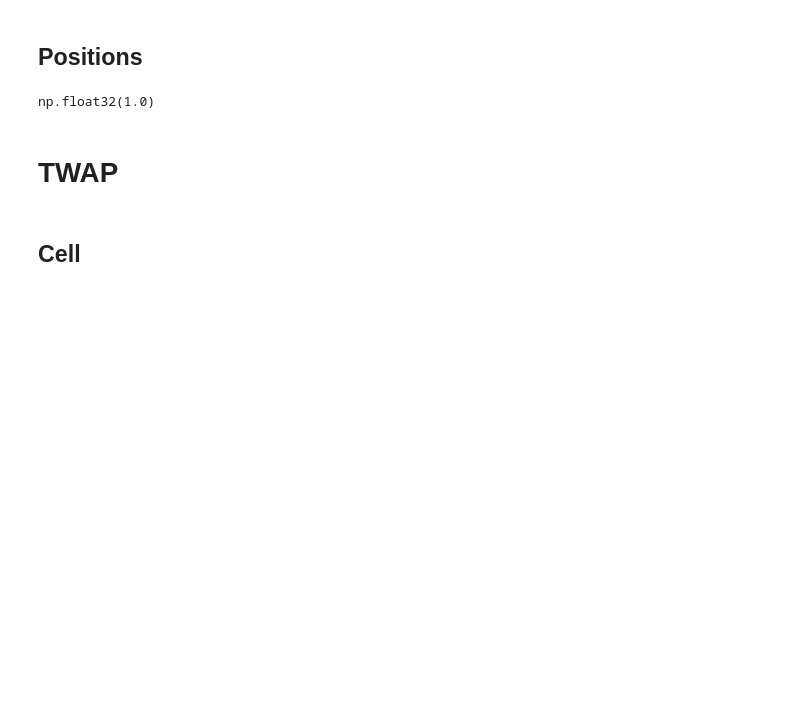
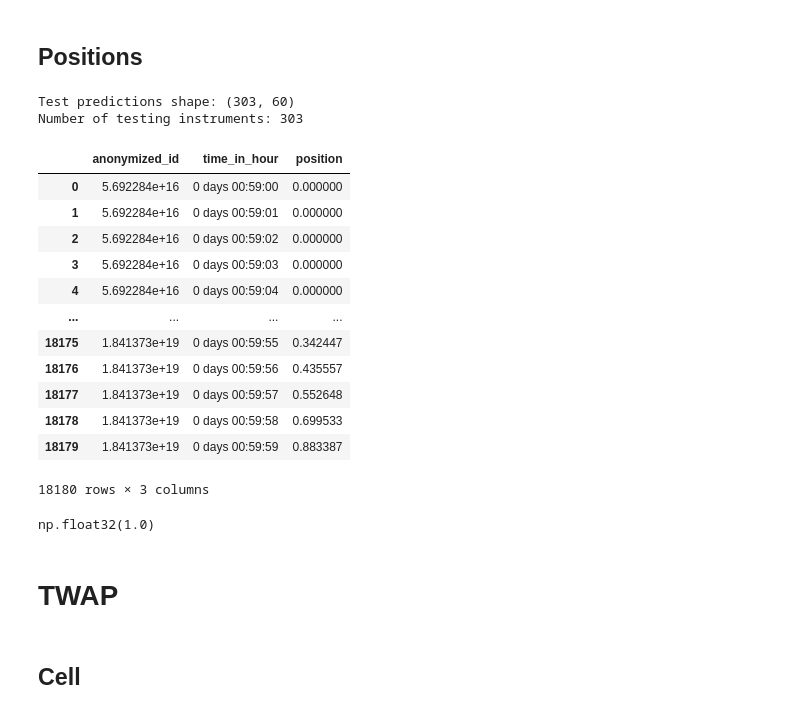
Before and after one commit to JosephZacharyGawlik/Ultramarin, a Jupyter notebook: mhf-final.ipynb, the cells around one changed output. Saved outputs shown, nothing was run; the diff lists cells and outputs as text; code cells hidden in the pictures; blank space fills up the shorter version.

```diff
--- a/mhf-final.ipynb
+++ b/mhf-final.ipynb
@@ -224,38 +414,56 @@ with torch.no_grad():
         x_batch = x_batch.to(config.device)
         pred = model(x_batch, y_teacher=None)
         test_preds.append(pred.cpu().numpy())
 
 test_preds = np.concatenate(test_preds, axis=0)  # Shape: [num_test_ids, 60]
 
 # Get test IDs
 test_ids = [int(uid) for idx, uid in test_map.cpu().numpy()]
 print(f"Test predictions shape: {test_preds.shape}")
 print(f"Number of testing instruments: {len(test_ids)}")
 
 test_positions = pd.DataFrame()
 
 for i, anon_id in enumerate(test_ids):
 
-    # Model-based positions
+    # Model-based positions: directional + windowed
     mid_preds = test_preds[i]
     pred_close = mid_preds[-1]
 
-    price_distance = abs(pred_close - mid_preds)
-    weights = 1 - (price_distance / price_distance.sum())
-
+    window_preds = mid_preds[-K_SECONDS:]
+    favorability = pred_close - window_preds  # positive = cheaper = buy more
+    temp = np.std(favorability) + 1e-8
+    weights = np.exp(favorability / temp)
     weights /= weights.sum()
 
-    model_positions = weights * volume_to_fill
+    model_positions = np.zeros(60)
+    model_positions[-K_SECONDS:] = weights * volume_to_fill
 
     df = pd.DataFrame({
         'anonymized_id': anon_id,
         'time_in_hour': times,
         'position': model_positions
     })
 
     test_positions = pd.concat([test_positions, df], ignore_index=True)
 
 test_positions
+# %% [output]
+Test predictions shape: (303, 60)
+Number of testing instruments: 303
+|  | anonymized_id | time_in_hour | position |
+| 0 | 5.692284e+16 | 0 days 00:59:00 | 0.000000 |
+| 1 | 5.692284e+16 | 0 days 00:59:01 | 0.000000 |
+| 2 | 5.692284e+16 | 0 days 00:59:02 | 0.000000 |
+| 3 | 5.692284e+16 | 0 days 00:59:03 | 0.000000 |
+| 4 | 5.692284e+16 | 0 days 00:59:04 | 0.000000 |
+| ... | ... | ... | ... |
+| 18175 | 1.841373e+19 | 0 days 00:59:55 | 0.342447 |
+| 18176 | 1.841373e+19 | 0 days 00:59:56 | 0.435557 |
+| 18177 | 1.841373e+19 | 0 days 00:59:57 | 0.552648 |
+| 18178 | 1.841373e+19 | 0 days 00:59:58 | 0.699533 |
+| 18179 | 1.841373e+19 | 0 days 00:59:59 | 0.883387 |
+18180 rows × 3 columns
 # %%
 weights.sum()
 # %% [output]
```
Also changed, not shown: parts of 18 cells of this notebook, 3 other files.
